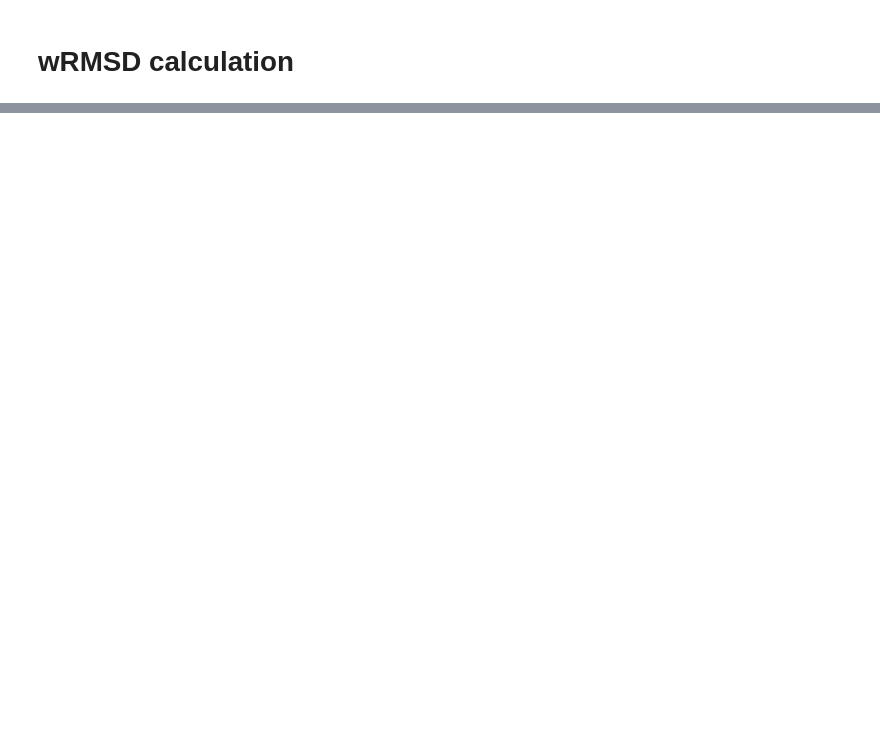
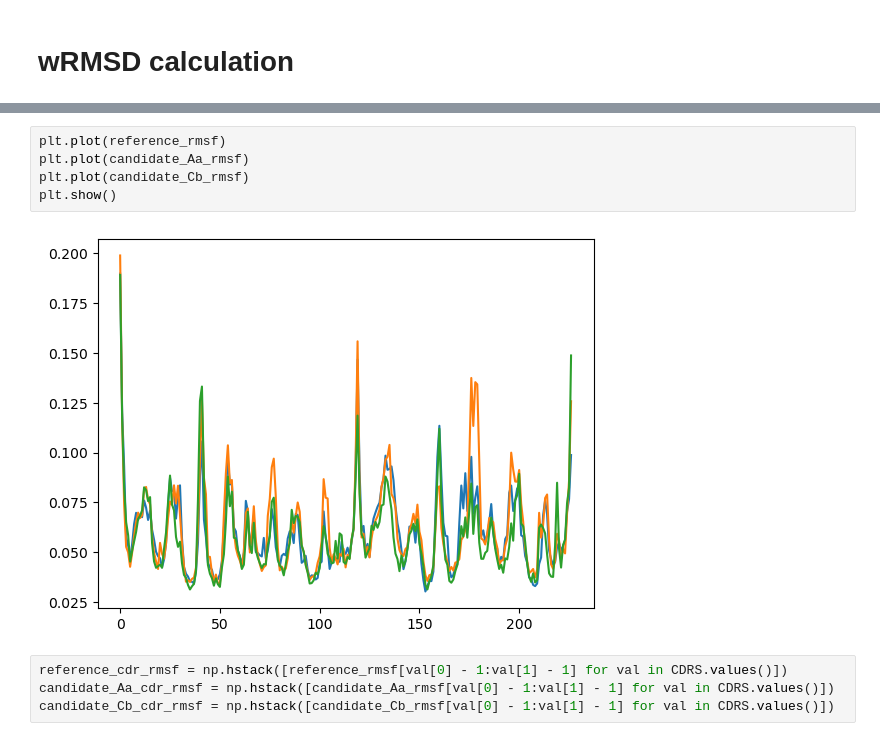
Before and after one commit to Nik9kin/antibody_humanization_by_scaffolding, a Jupyter notebook: wRMSD_calculation.ipynb, the cells around one changed output, grey strips where cells are left out. Saved outputs shown, nothing was run; the diff lists cells and outputs as text; blank space fills up the shorter version.

```diff
--- a/wRMSD_calculation.ipynb
+++ b/wRMSD_calculation.ipynb
@@ -116,0 +158,11 @@ array([[1.973204  , 2.1445262 , 2.0732281 , ..., 1.242502  , 1.0991721 ,
+# %%
+plt.plot(reference_rmsf)
+plt.plot(candidate_Aa_rmsf)
+plt.plot(candidate_Cb_rmsf)
+plt.show()
+# %% [output]
+[figure, added]
+# %%
+reference_cdr_rmsf = np.hstack([reference_rmsf[val[0] - 1:val[1] - 1] for val in CDRS.values()])
+candidate_Aa_cdr_rmsf = np.hstack([candidate_Aa_rmsf[val[0] - 1:val[1] - 1] for val in CDRS.values()])
+candidate_Cb_cdr_rmsf = np.hstack([candidate_Cb_rmsf[val[0] - 1:val[1] - 1] for val in CDRS.values()])
```
Also changed, not shown: parts of 27 cells of this notebook, 1 other file.
